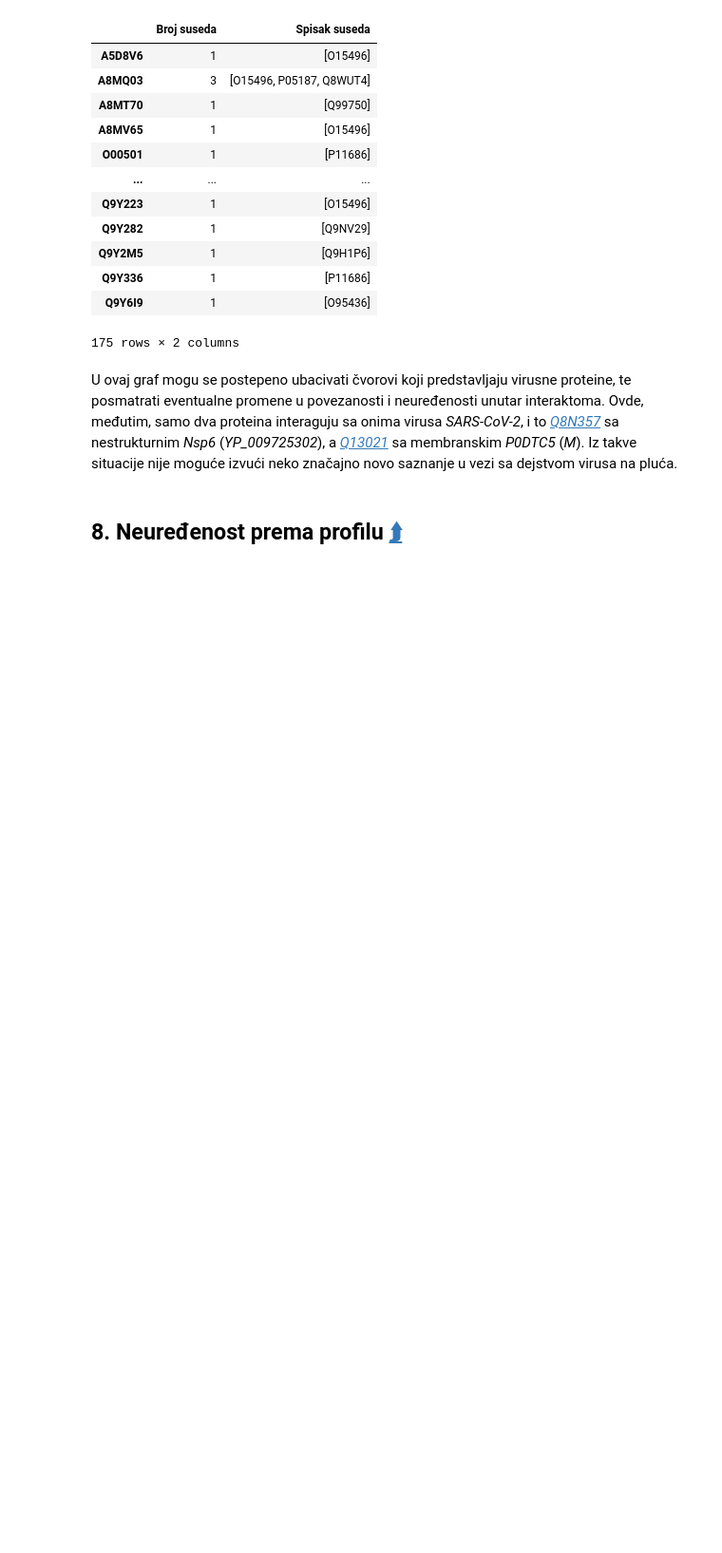
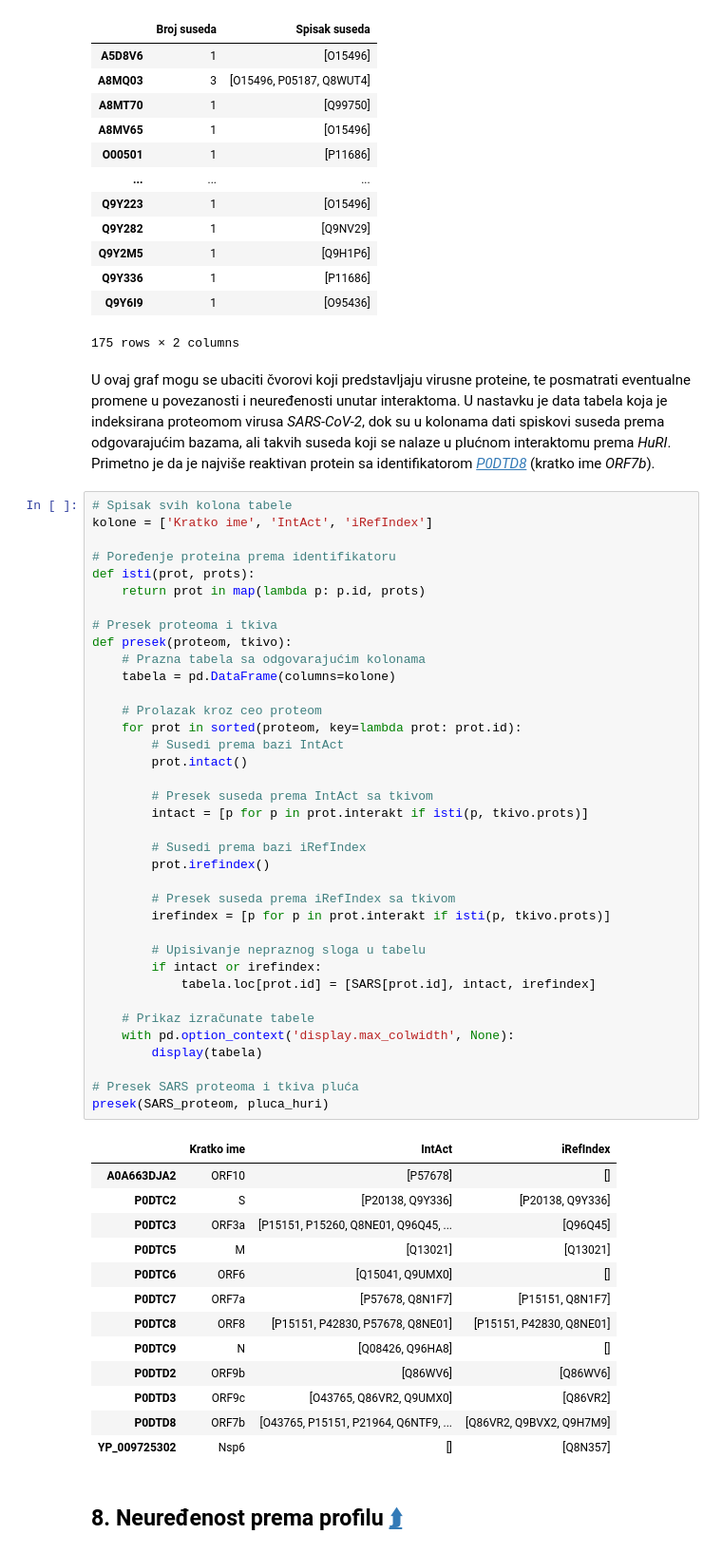
Before and after one commit to matfija/Neuredjenost-u-interaktomu, a Jupyter notebook: sveska/IDP_u_PPI.ipynb, the cells around one changed output. Shown at 95% size. Cells and saved outputs as stored; diff of their text form; blank space fills up the shorter version.

```diff
--- a/sveska/IDP_u_PPI.ipynb
+++ b/sveska/IDP_u_PPI.ipynb
@@ -1002,7 +1002,58 @@ pluca_huri.sacuvaj('pluca_HuRI')
 | Q9Y6I9 | 1 | [O95436] |
 175 rows × 2 columns
 # %% [markdown]
-U ovaj graf mogu se postepeno ubacivati čvorovi koji predstavljaju virusne proteine, te posmatrati eventualne promene u povezanosti i neuređenosti unutar interaktoma. Ovde, međutim, samo dva proteina interaguju sa onima virusa *SARS-CoV-2*, i to [*Q8N357*](https://www.uniprot.org/uniprot/Q8N357) sa nestrukturnim *Nsp6* (*YP_009725302*), a [*Q13021*](https://www.uniprot.org/uniprot/Q13021) sa membranskim *P0DTC5* (*M*). Iz takve situacije nije moguće izvući neko značajno novo saznanje u vezi sa dejstvom virusa na pluća.
+U ovaj graf mogu se ubaciti čvorovi koji predstavljaju virusne proteine, te posmatrati eventualne promene u povezanosti i neuređenosti unutar interaktoma. U nastavku je data tabela koja je indeksirana proteomom virusa *SARS-CoV-2*, dok su u kolonama dati spiskovi suseda prema odgovarajućim bazama, ali takvih suseda koji se nalaze u plućnom interaktomu prema *HuRI*. Primetno je da je najviše reaktivan protein sa identifikatorom [*P0DTD8*](https://www.uniprot.org/uniprot/P0DTD8) (kratko ime *ORF7b*).
+# %%
+# Spisak svih kolona tabele
+kolone = ['Kratko ime', 'IntAct', 'iRefIndex']
+
+# Poređenje proteina prema identifikatoru
+def isti(prot, prots):
+    return prot in map(lambda p: p.id, prots)
+
+# Presek proteoma i tkiva
+def presek(proteom, tkivo):
+    # Prazna tabela sa odgovarajućim kolonama
+    tabela = pd.DataFrame(columns=kolone)
+
+    # Prolazak kroz ceo proteom
+    for prot in sorted(proteom, key=lambda prot: prot.id):
+        # Susedi prema bazi IntAct
+        prot.intact()
+
+        # Presek suseda prema IntAct sa tkivom
+        intact = [p for p in prot.interakt if isti(p, tkivo.prots)]
+
+        # Susedi prema bazi iRefIndex
+        prot.irefindex()
+
+        # Presek suseda prema iRefIndex sa tkivom
+        irefindex = [p for p in prot.interakt if isti(p, tkivo.prots)]
+
+        # Upisivanje nepraznog sloga u tabelu
+        if intact or irefindex:
+            tabela.loc[prot.id] = [SARS[prot.id], intact, irefindex]
+
+    # Prikaz izračunate tabele
+    with pd.option_context('display.max_colwidth', None):
+        display(tabela)
+
+# Presek SARS proteoma i tkiva pluća
+presek(SARS_proteom, pluca_huri)
+# %% [output]
+|  | Kratko ime | IntAct | iRefIndex |
+| A0A663DJA2 | ORF10 | [P57678] | [] |
+| P0DTC2 | S | [P20138, Q9Y336] | [P20138, Q9Y336] |
+| P0DTC3 | ORF3a | [P15151, P15260, Q8NE01, Q96Q45, ... | [Q96Q45] |
+| P0DTC5 | M | [Q13021] | [Q13021] |
+| P0DTC6 | ORF6 | [Q15041, Q9UMX0] | [] |
+| P0DTC7 | ORF7a | [P57678, Q8N1F7] | [P15151, Q8N1F7] |
+| P0DTC8 | ORF8 | [P15151, P42830, P57678, Q8NE01] | [P15151, P42830, Q8NE01] |
+| P0DTC9 | N | [Q08426, Q96HA8] | [] |
+| P0DTD2 | ORF9b | [Q86WV6] | [Q86WV6] |
+| P0DTD3 | ORF9c | [O43765, Q86VR2, Q9UMX0] | [Q86VR2] |
+| P0DTD8 | ORF7b | [O43765, P15151, P21964, Q6NTF9, ... | [Q86VR2, Q9BVX2, Q9H7M9] |
+| YP_009725302 | Nsp6 | [] | [Q8N357] |
 # %% [markdown]
 ## 8. Neuređenost prema profilu [⮭]<a id="par:profil"></a>
 
```
Also changed, not shown: parts of 6 cells of this notebook, 2 other files.
